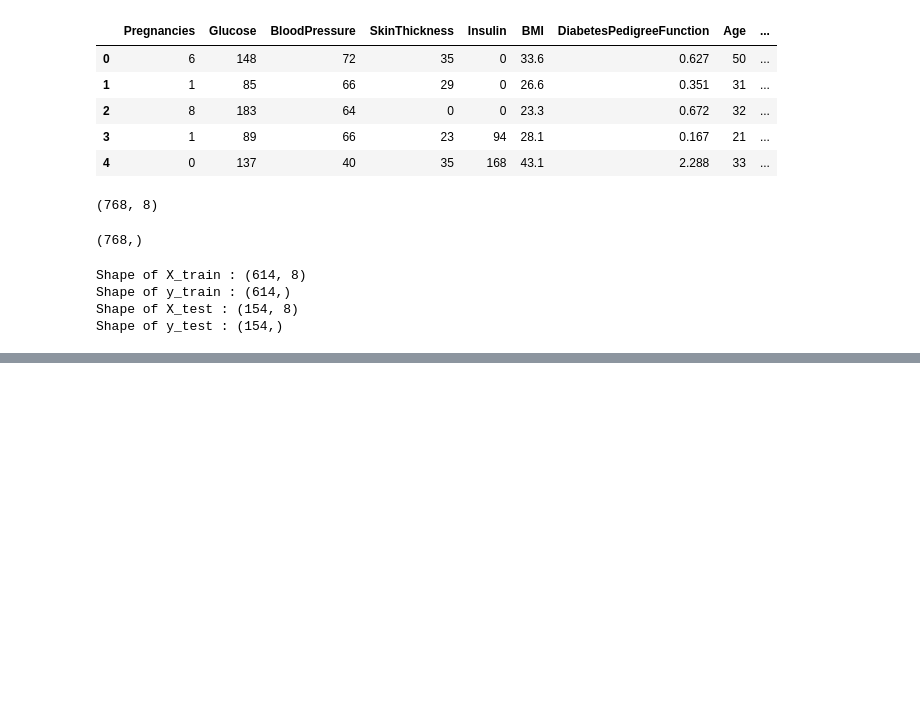
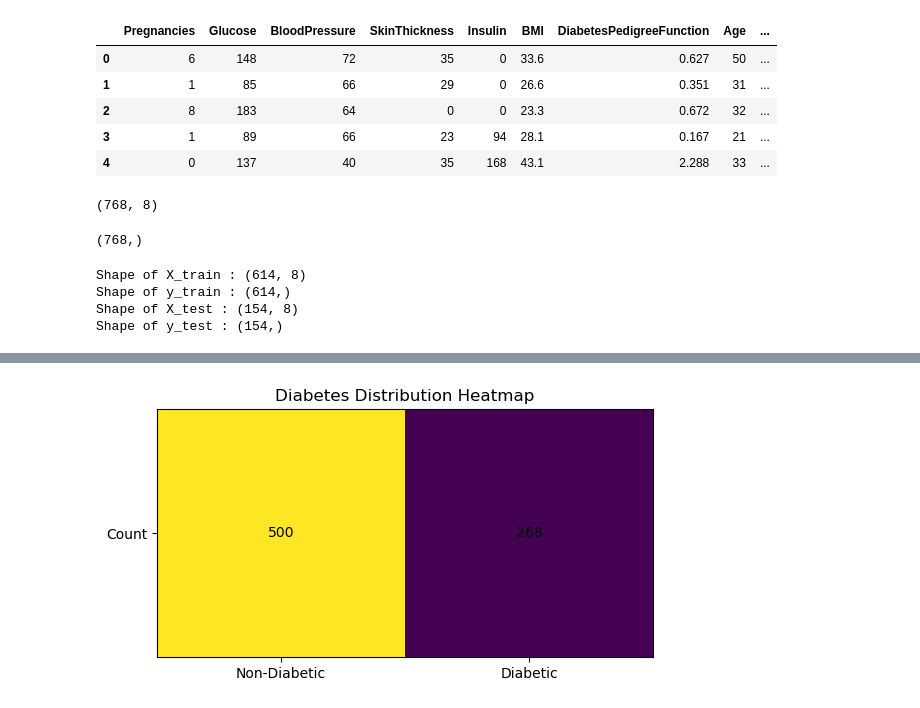
Before and after one commit to aashoday/fml-lab, a Jupyter notebook: notebooks/assignment_6.ipynb, the cells around one changed output, grey strips where cells are left out. Saved outputs shown, nothing was run; the diff lists cells and outputs as text; code cells hidden in the pictures; blank space fills up the shorter version.

```diff
--- a/notebooks/assignment_6.ipynb
+++ b/notebooks/assignment_6.ipynb
@@ -80,0 +104,21 @@ y_pred = regressor.predict(X_test)
+# %%
+def plot_diabetes_heatmap(y):
+
+    non_diabetic = np.sum(y == 0)
+    diabetic = np.sum(y == 1)
+
+    data = np.array([[non_diabetic, diabetic]])
+
+    plt.imshow(data)
+    plt.xticks([0, 1], ["Non-Diabetic", "Diabetic"])
+    plt.yticks([0], ["Count"])
+
+    for i in range(2):
+        plt.text(i, 0, data[0, i], ha="center", va="center")
+
+    plt.title("Diabetes Distribution Heatmap")
+    plt.show()
+
+plot_diabetes_heatmap(y)
+# %% [output]
+[figure, added]
```
Also changed, not shown: parts of 2 cells of this notebook, 1 other file.
